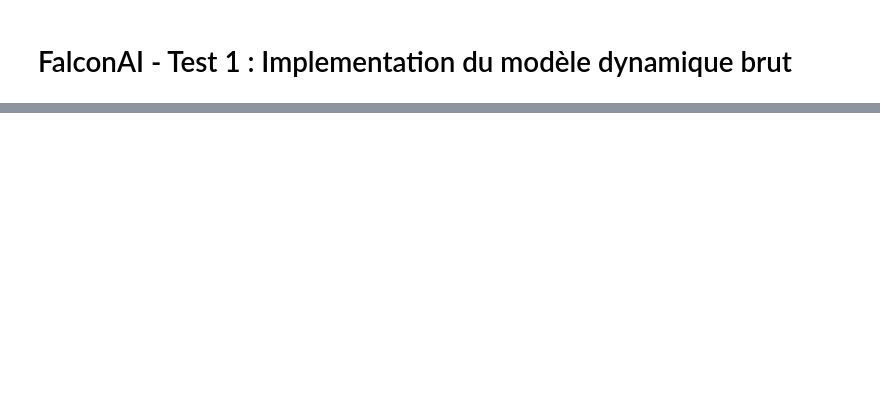
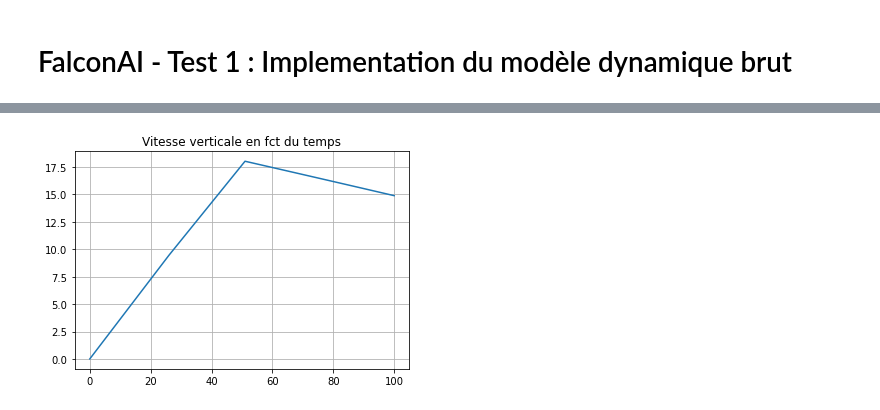
Before and after one commit to vintel38/FalconAI, a Jupyter notebook: basics.ipynb, the cells around one changed output, grey strips where cells are left out. Cells and saved outputs as stored; diff of their text form; code cells hidden in the pictures; blank space fills up the shorter version.

```diff
--- a/basics.ipynb
+++ b/basics.ipynb
@@ -146,0 +170,7 @@ plt.show()
+# %%
+plt.plot(X[5, :])
+plt.grid()
+plt.title('Vitesse verticale en fct du temps')
+plt.show()
+# %% [output]
+[figure, added]
```
Also changed, not shown: parts of 13 cells of this notebook.
